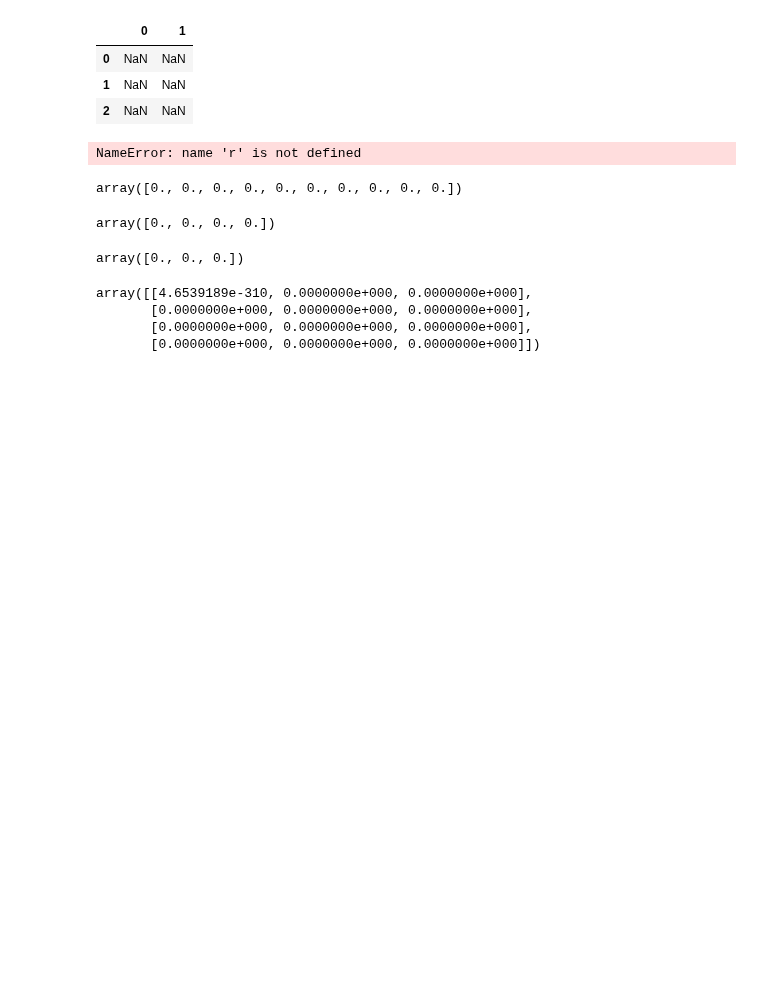
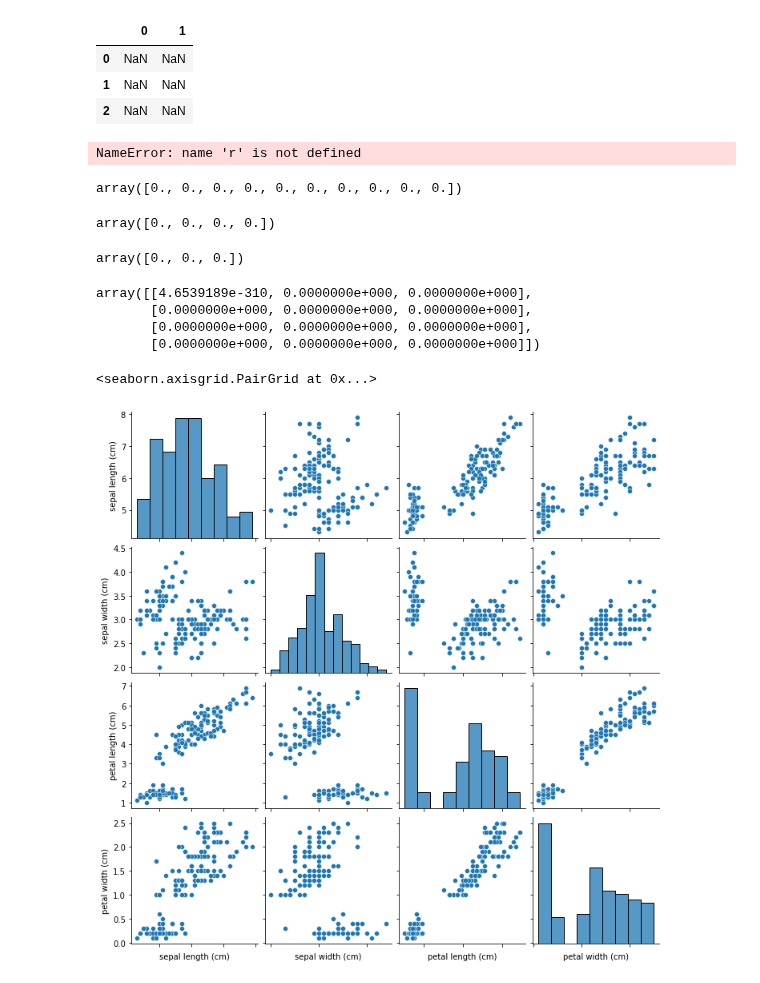
Before and after one commit to ducksfrogs/ma_kaggle, a Jupyter notebook: titanic/jup/Untitled.ipynb, the cells around one changed output. Saved outputs shown, nothing was run; the diff lists cells and outputs as text; code cells hidden in the pictures; blank space fills up the shorter version.

```diff
--- a/titanic/jup/Untitled.ipynb
+++ b/titanic/jup/Untitled.ipynb
@@ -56,0 +61,10 @@ array([[4.6539189e-310, 0.0000000e+000, 0.0000000e+000],
+# %%
+data = load_iris()
+# %%
+df = pd.DataFrame(data.data, columns=data.feature_names)
+# %%
+g = sns.pairplot(df)
+g.set(xticklabels=[])
+# %% [output]
+<seaborn.axisgrid.PairGrid at 0x...>
+[figure, added]
```
Also changed, not shown: parts of 1 cell of this notebook, 1 other file.
